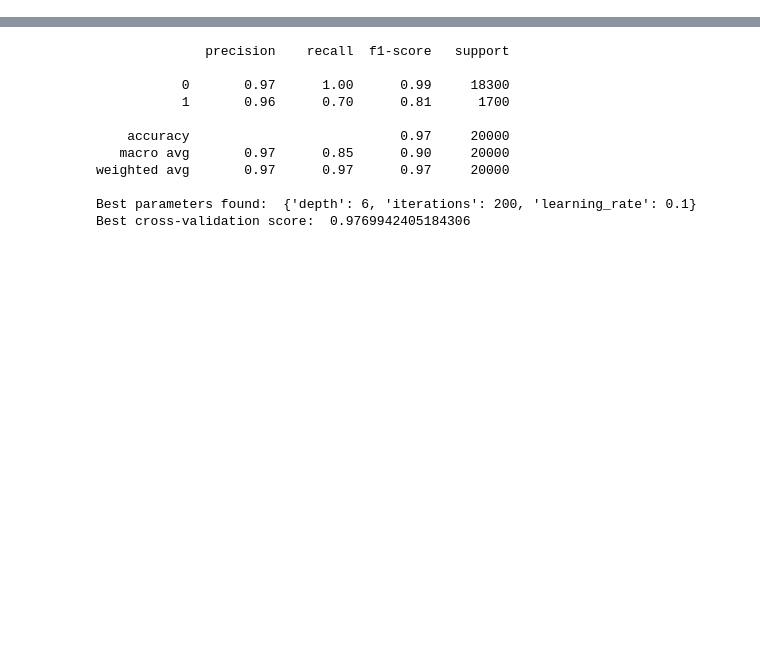
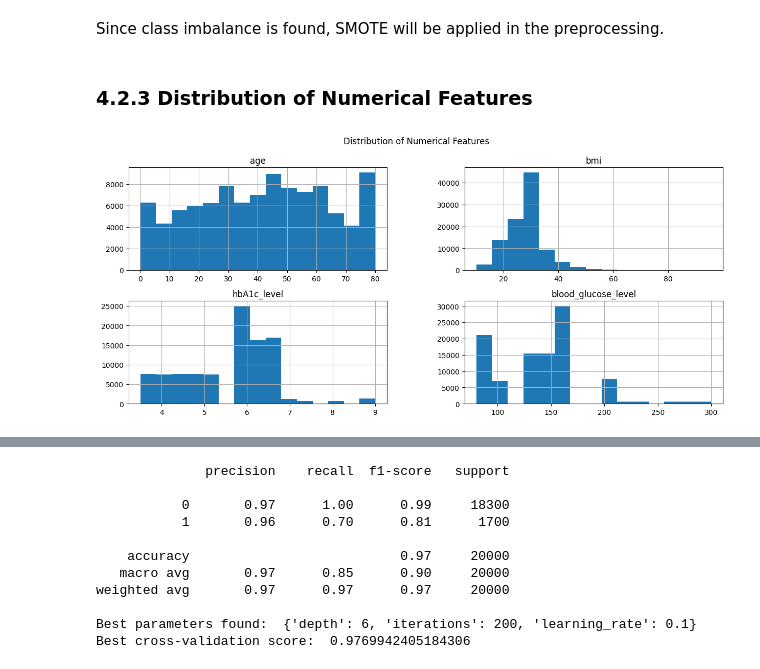
Before and after one commit to Vaquita-AI/Diabetes-Prediction, a Jupyter notebook: Diabetes_WIP_Final.ipynb, the cells around one changed output, grey strips where cells are left out. Saved outputs shown, nothing was run; the diff lists cells and outputs as text; code cells hidden in the pictures; blank space fills up the shorter version.

```diff
--- a/Diabetes_WIP_Final.ipynb
+++ b/Diabetes_WIP_Final.ipynb
@@ -280,0 +151,6 @@ Best cross-validation score:  0.9729655120292324
+# %%
+# Reload the original dataset for EDA
+df_original = pd.read_csv('diabetes_dataset.csv')
+
+summary_stats = df_original.describe()
+print("Summary Statistics:\n", summary_stats)
@@ -280,0 +204,11 @@ Best cross-validation score:  0.9729655120292324
+# %% [markdown]
+Since class imbalance is found, SMOTE will be applied in the preprocessing.
+# %% [markdown]
+### 4.2.3 Distribution of Numerical Features
+# %%
+num_features = ['age', 'bmi', 'hbA1c_level', 'blood_glucose_level']
+df_original[num_features].hist(bins=15, figsize=(15, 6), layout=(2, 2))
+plt.suptitle('Distribution of Numerical Features')
+plt.show()
+# %% [output]
+[figure, added]
```
Also changed, not shown: parts of 85 cells of this notebook.
